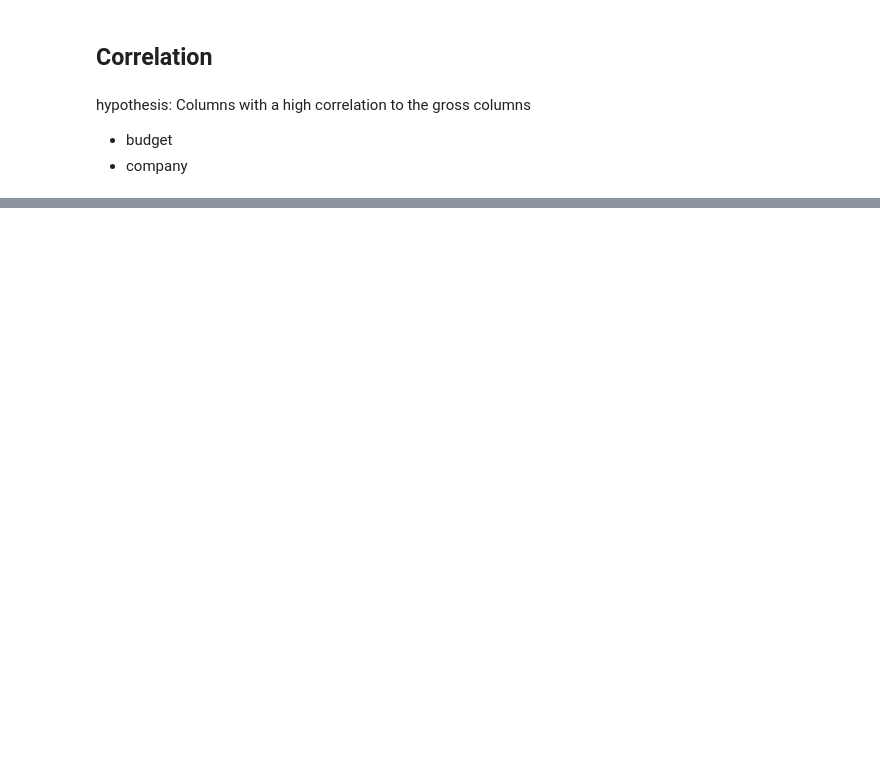
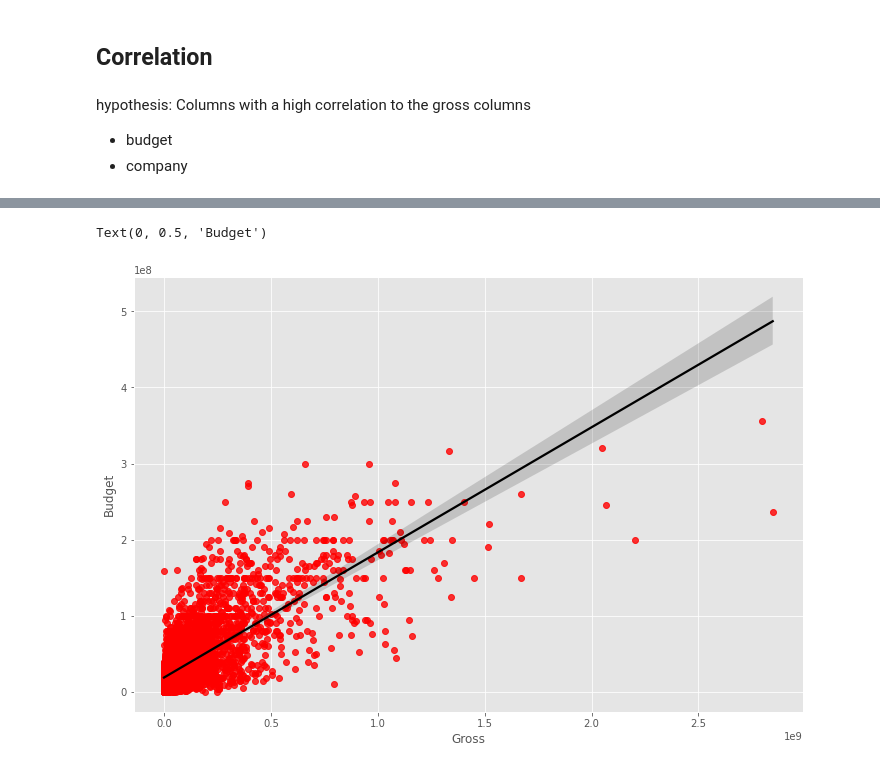
Before and after one commit to mlyngholm/Movies, a Jupyter notebook: Movies.ipynb, the cells around one changed output, grey strips where cells are left out. Drawn from its saved outputs; the diff is of its cells as text; code cells hidden in the pictures; blank space fills up the shorter version.

```diff
--- a/Movies.ipynb
+++ b/Movies.ipynb
@@ -132,0 +133,7 @@ TypeError: 'str' object is not callable
+# %%
+sns.regplot(data=df, x='gross', y='budget', scatter_kws={'color': 'red'}, line_kws={'color':'black'})
+plt.xlabel('Gross')
+plt.ylabel('Budget')
+# %% [output]
+Text(0, 0.5, 'Budget')
+[figure, added]
```
Also changed, not shown: parts of 3 cells of this notebook.
